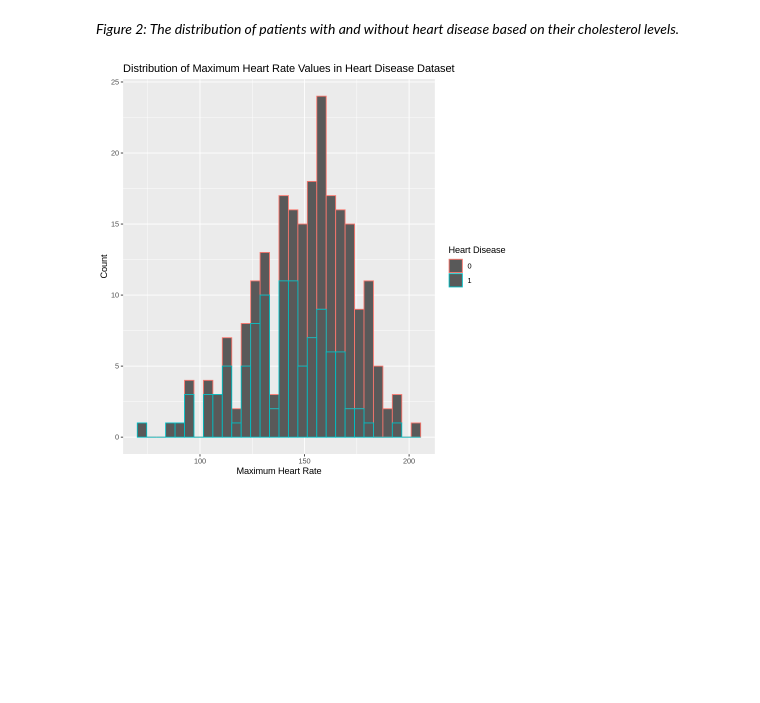
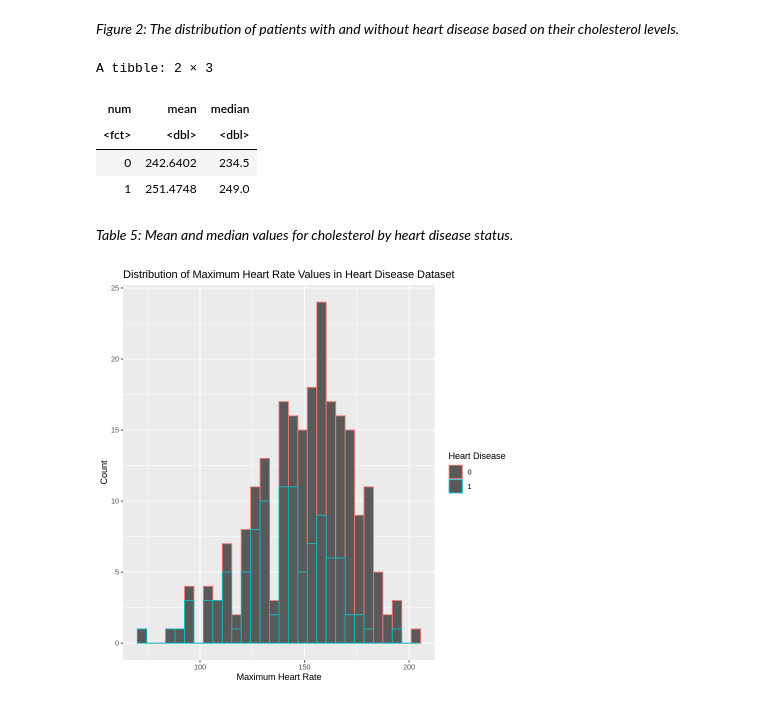
Before and after one commit to Yusen121/heart_disease_simple, a Jupyter notebook: data/group_project_report.ipynb, the cells around one changed output. Saved outputs shown, nothing was run; the diff lists cells and outputs as text; code cells hidden in the pictures; blank space fills up the shorter version.

```diff
--- a/data/group_project_report.ipynb
+++ b/data/group_project_report.ipynb
@@ -185,6 +201,22 @@ heart_training_hist_cholesterol
 [figure]
 # %% [markdown]
 _Figure 2: The distribution of patients with and without heart disease based on their cholesterol levels._
+# %%
+# calculating mean and median
+
+heart_disease_chol_val <- heart_disease_data |>
+    group_by(num) |>
+    summarize(mean = mean(cholesterol),
+             median = median(cholesterol))
+heart_disease_chol_val
+# %% [output]
+A tibble: 2 × 3
+| num | mean | median |
+| <fct> | <dbl> | <dbl> |
+| 0 | 242.6402 | 234.5 |
+| 1 | 251.4748 | 249.0 |
+# %% [markdown]
+_Table 5: Mean and median values for cholesterol by heart disease status._
 # %%
 heart_training_max_heart_rate<- training_data %>%
     ggplot(aes(x=max_heart_rate, color = num))+
```
Also changed, not shown: parts of 7 cells of this notebook.
